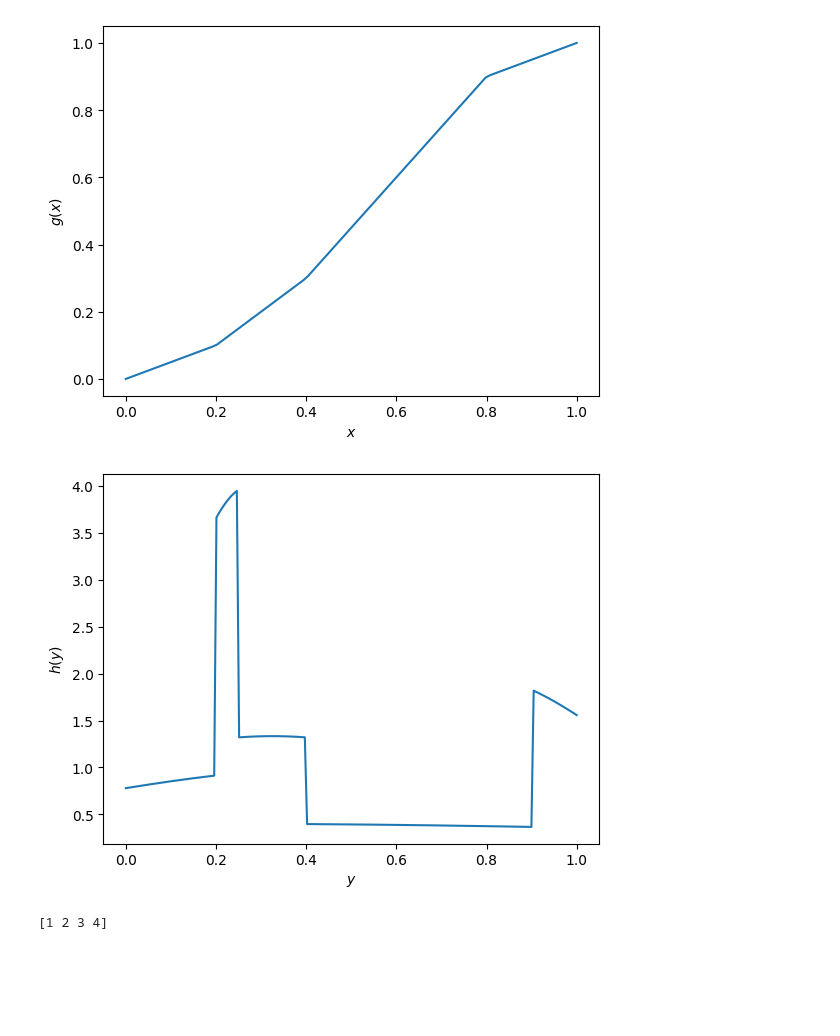
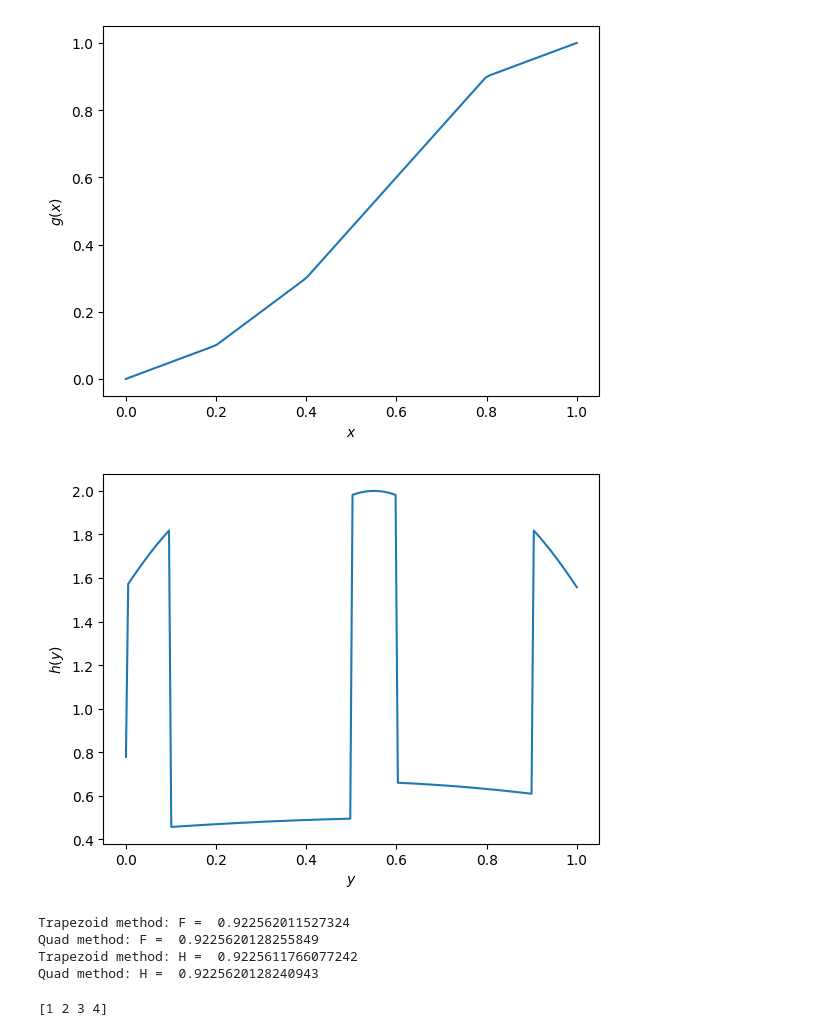
Before and after one commit to alracey/level4-project, a Jupyter notebook: 1d_piecewise_extended.ipynb, the cells around one changed output. Drawn from its saved outputs; the diff is of its cells as text; code cells hidden in the pictures; blank space fills up the shorter version.

```diff
--- a/1d_piecewise_extended.ipynb
+++ b/1d_piecewise_extended.ipynb
@@ -58,36 +59,59 @@ def transformed_f_new(y, y_params):
 
   #find the correct bin indices i for each y value
   j_values = np.minimum((np.searchsorted(ys, y) - 1), K - 1)    # Ensures indices are within the valid range [0, K-1]
 
   #compute the edges
   x_left = x_bins[j_values]
   x_right = x_bins[j_values + 1]
   y_left = ys[j_values]
   y_right = ys[j_values + 1]
 
   def g_inv_new(y):
 
     return x_left + ((x_right - x_left) / (y_right - y_left)) * (y - y_left)
 
   def jacobians(x_left, x_right, y_left, y_right):
 
     return (x_right - x_left) / (y_right - y_left)
 
   arg = g_inv_new(y)
   jac = jacobians(x_left, x_right, y_left, y_right)
 
   return f(arg) * jac
 
+
 y_test = np.linspace(0, 1, 200)
-y_test_params = np.array([0.2, 0.25, 0.4, 0.9])
-transform_test = transformed_f_new(y_test, y_test_params)
+test_params = np.array([0.1, 0.5, 0.6, 0.9])
+transform_test = transformed_f_new(y_test, test_params)
 
 plt.plot(y_test, transform_test)
 plt.xlabel("$y$")
 plt.ylabel("$h(y)$")
 plt.show()
 # %% [output]
-[figure, old version]
+[figure, new version]
+# %%
+#integration preservation checks
+
+x_int_test, y_int_test = np.linspace(0, 1, 10000), np.linspace(0, 1, 1000000)
+h_test_params = np.array([0.1, 0.4, 0.5, 0.8])
+
+f_evals_test = f(x_int_test)
+F = trapezoid(f_evals_test, x_int_test)
+print("Trapezoid method: F = ", F)
+F_q = quad(lambda x: f(x), 0, 1)
+print("Quad method: F = ", F_q[0])
+
+H_evals_test = transformed_f_new(y_int_test, h_test_params)
+H = trapezoid(H_evals_test, y_int_test)
+print("Trapezoid method: H = ", H)
+H_q = quad(lambda y: transformed_f_new(y, h_test_params), 0, 1)
+print("Quad method: H = ", H_q[0])
+# %% [output]
+Trapezoid method: F =  0.922562011527324
+Quad method: F =  0.9225620128255849
+Trapezoid method: H =  0.9225611766077242
+Quad method: H =  0.9225620128240943
 # %%
 y_bins = np.array([0.0, 0.1, 0.3, 0.6, 0.9, 1.0])
 y = np.array([0.05, 0.2, 0.4, 0.8])
```
Also changed, not shown: parts of 1 cell of this notebook.
